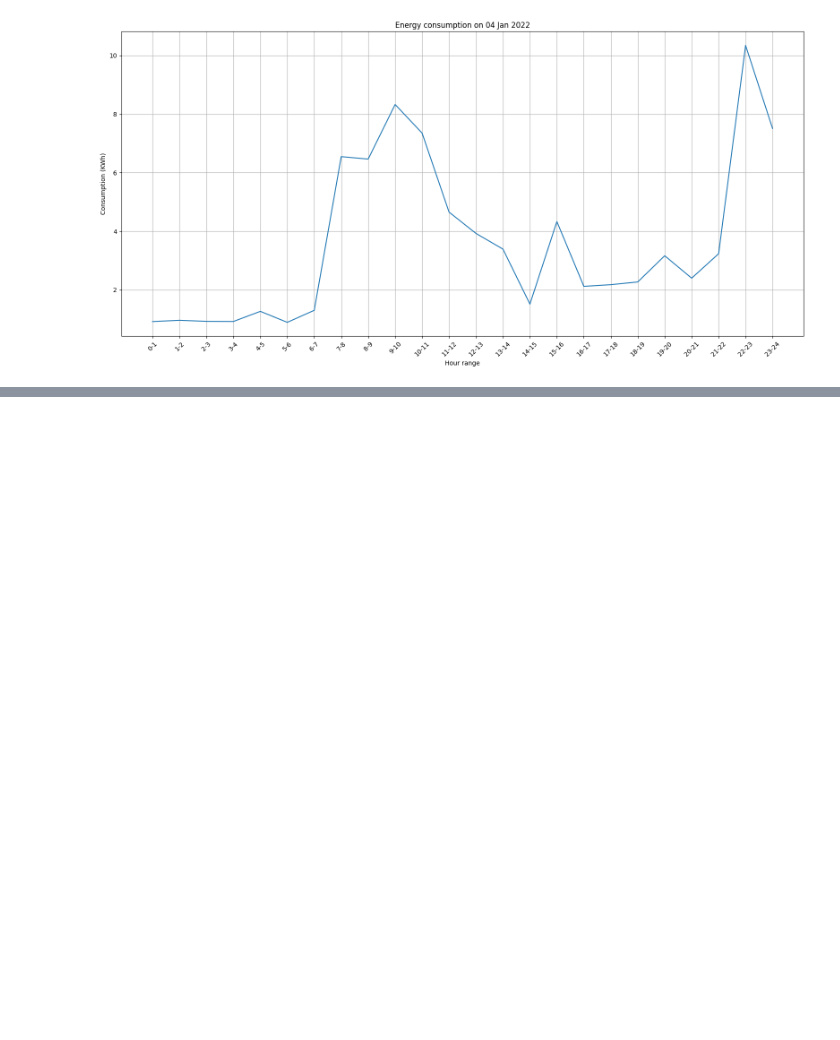
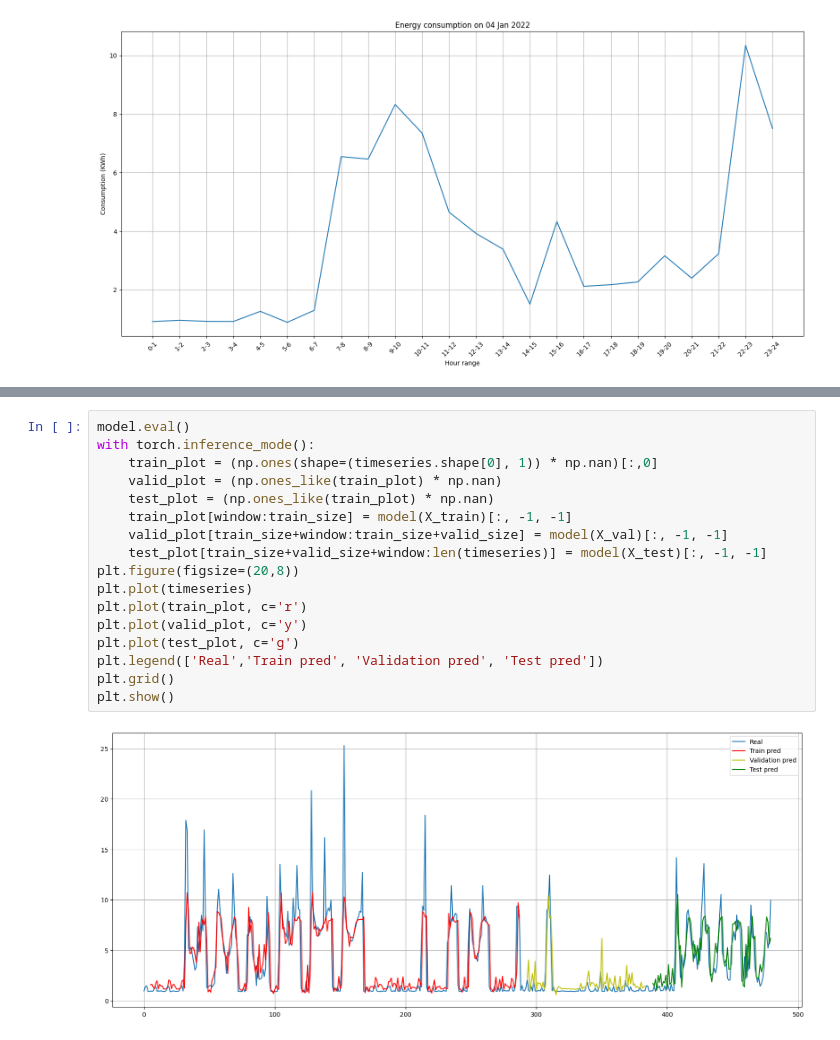
Before and after one commit to SziZsolt/energy_consumption_forecasting, a Jupyter notebook: main.ipynb, the cells around one changed output, grey strips where cells are left out. Drawn from its saved outputs; the diff is of its cells as text; blank space fills up the shorter version.

```diff
--- a/main.ipynb
+++ b/main.ipynb
@@ -159,0 +305,19 @@ df
+# %%
+model.eval()
+with torch.inference_mode():
+    train_plot = (np.ones(shape=(timeseries.shape[0], 1)) * np.nan)[:,0]
+    valid_plot = (np.ones_like(train_plot) * np.nan)
+    test_plot = (np.ones_like(train_plot) * np.nan)
+    train_plot[window:train_size] = model(X_train)[:, -1, -1]
+    valid_plot[train_size+window:train_size+valid_size] = model(X_val)[:, -1, -1]
+    test_plot[train_size+valid_size+window:len(timeseries)] = model(X_test)[:, -1, -1]
+plt.figure(figsize=(20,8))
+plt.plot(timeseries)
+plt.plot(train_plot, c='r')
+plt.plot(valid_plot, c='y')
+plt.plot(test_plot, c='g')
+plt.legend(['Real','Train pred', 'Validation pred', 'Test pred'])
+plt.grid()
+plt.show()
+# %% [output]
+[figure, added]
```
Also changed, not shown: parts of 30 cells of this notebook.
